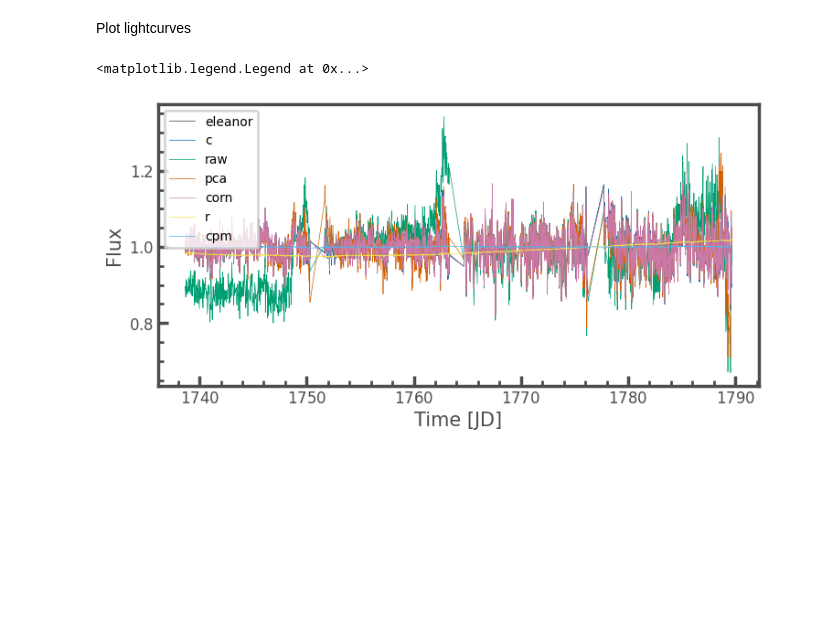
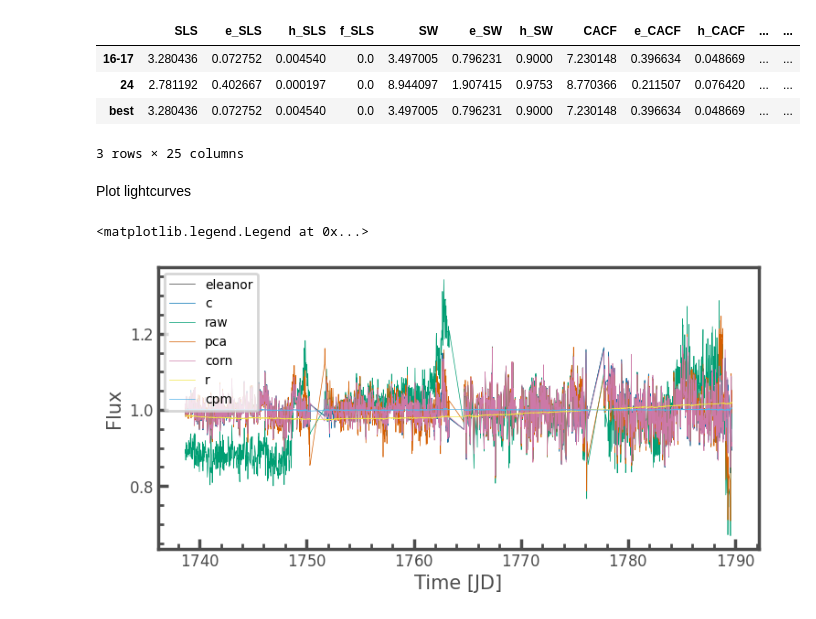
Before and after one commit to ojhall94/michael, a Jupyter notebook: Examples/Example.ipynb, the cells around one changed output. Cells and saved outputs as stored; diff of their text form; code cells hidden in the pictures; blank space fills up the shorter version.

```diff
--- a/Examples/Example.ipynb
+++ b/Examples/Example.ipynb
@@ -83,3 +90,11 @@ ax.plot(f.time.value, fsmoo)
+# %%
+j.results
+# %% [output]
+|  | SLS | e_SLS | h_SLS | f_SLS | SW | e_SW | h_SW | CACF | e_CACF | h_CACF | ... | ... |
+| 16-17 | 3.280436 | 0.072752 | 0.004540 | 0.0 | 3.497005 | 0.796231 | 0.9000 | 7.230148 | 0.396634 | 0.048669 | ... | ... |
+| 24 | 2.781192 | 0.402667 | 0.000197 | 0.0 | 8.944097 | 1.907415 | 0.9753 | 8.770366 | 0.211507 | 0.076420 | ... | ... |
+| best | 3.280436 | 0.072752 | 0.004540 | 0.0 | 3.497005 | 0.796231 | 0.9000 | 7.230148 | 0.396634 | 0.048669 | ... | ... |
+3 rows × 25 columns
 # %% [markdown]
 Plot lightcurves
 # %%
```
Also changed, not shown: parts of 11 cells of this notebook, 3 other files.
